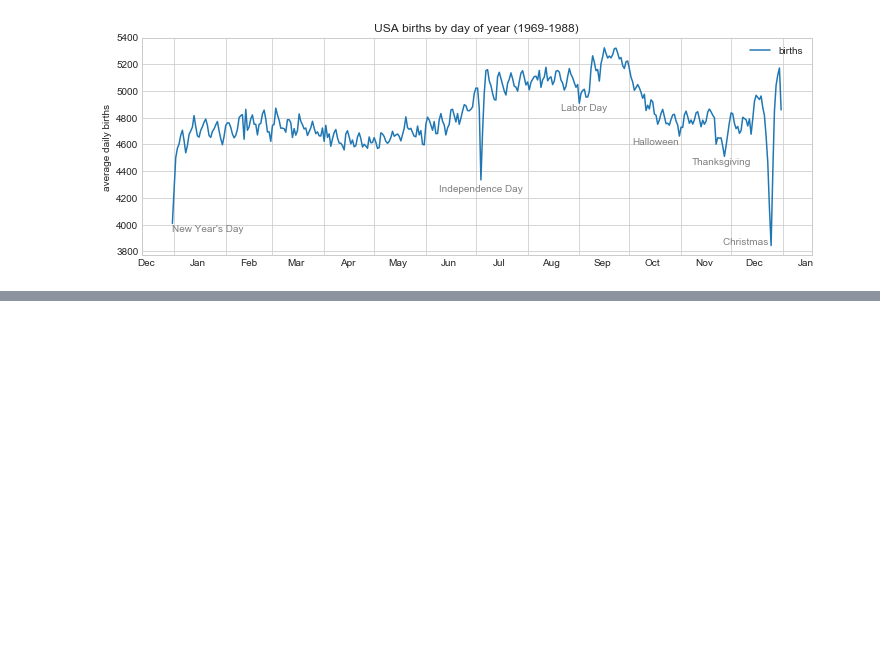
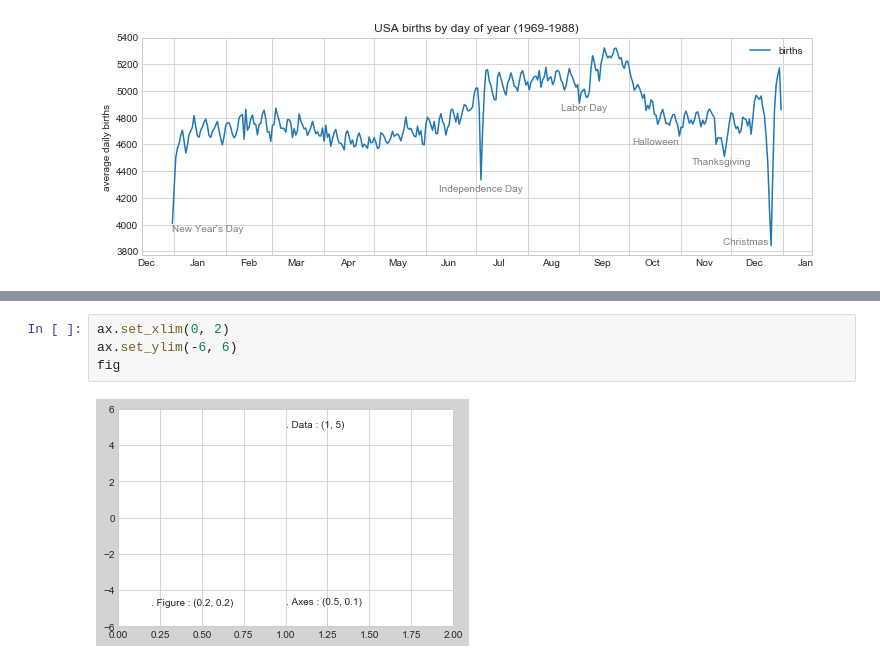
Before and after one commit to herbwood/study_datascience, a Jupyter notebook: matplotlib/09.Text_Annotation.ipynb, the cells around one changed output, grey strips where cells are left out. Saved outputs shown, nothing was run; the diff lists cells and outputs as text; blank space fills up the shorter version.

```diff
--- a/matplotlib/09.Text_Annotation.ipynb
+++ b/matplotlib/09.Text_Annotation.ipynb
@@ -56,0 +69,6 @@ ax.xaxis.set_minor_formatter(mpl.dates.DateFormatter('%h'));
+# %%
+ax.set_xlim(0, 2)
+ax.set_ylim(-6, 6)
+fig
+# %% [output]
+[figure, added]
```
Also changed, not shown: parts of 5 cells of this notebook.
